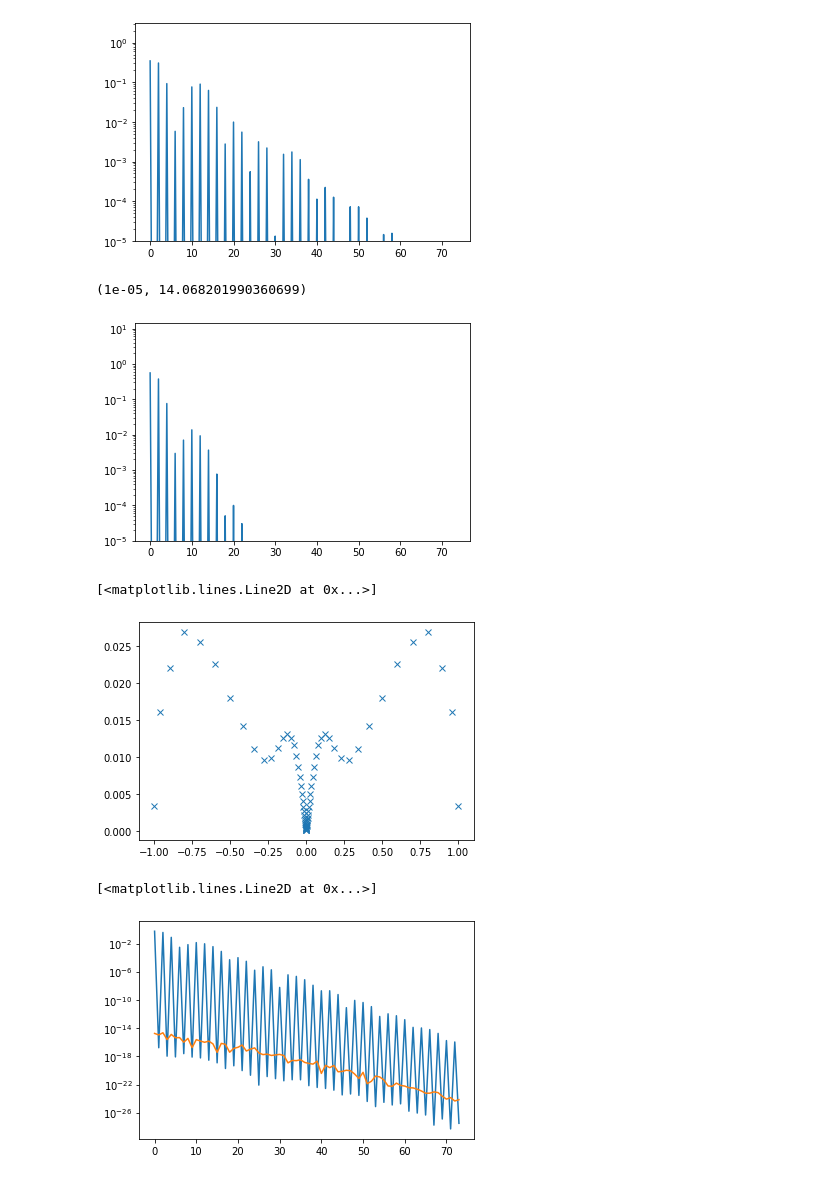
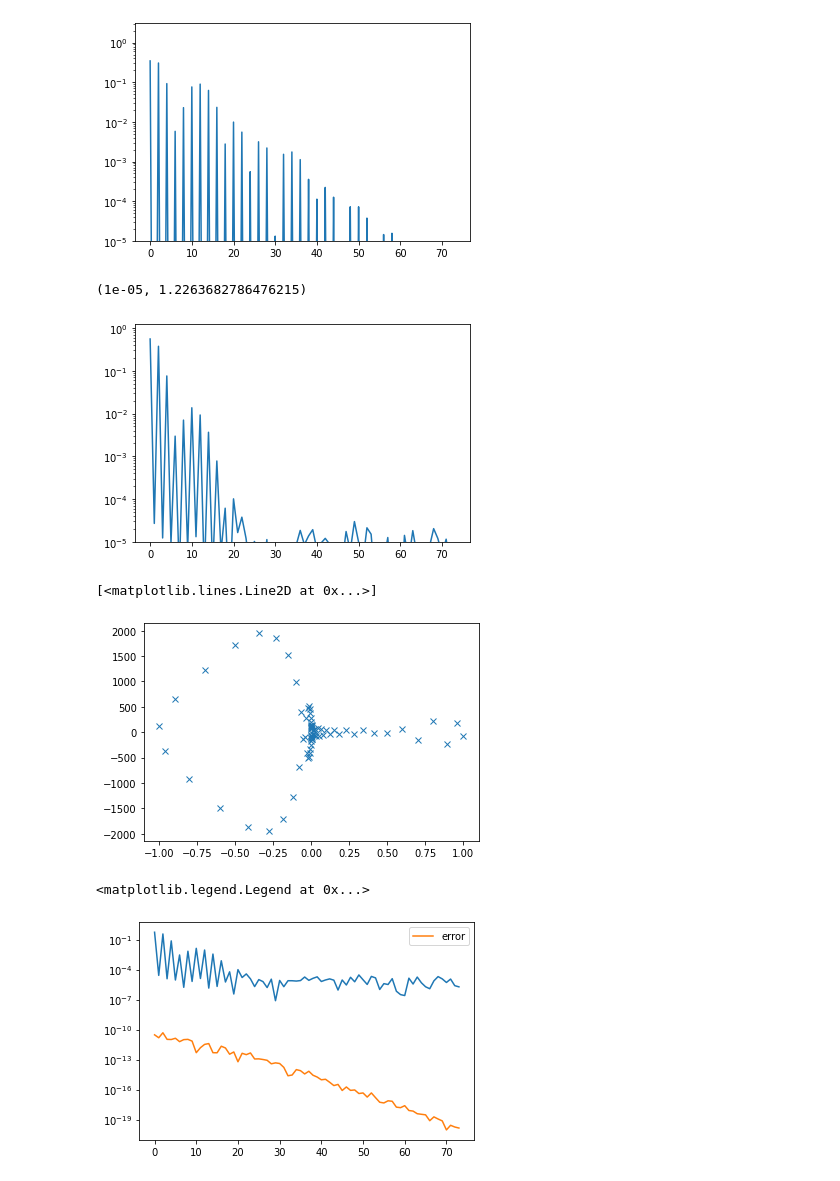
Before and after one commit to SpM-lab/sparse-ir, a Jupyter notebook: notebook/sparse_pole_repr.ipynb, the cells around one changed output. Cells and saved outputs as stored; diff of their text form; code cells hidden in the pictures.

```diff
--- a/notebook/sparse_pole_repr.ipynb
+++ b/notebook/sparse_pole_repr.ipynb
@@ -12,6 +12,7 @@ from matplotlib import pyplot as plt
 wmax = 1
 lambda_ = 1e+4
 beta = lambda_/wmax
+noise = 1e-5
 
 basis = FiniteTempBasis("F", beta, wmax, eps=1e-10)
 # %%
@@ -45,23 +46,25 @@ plt.ylim([1e-5, None])
 [figure]
 # %%
 gl = - basis.s * rhol
+gl += noise * np.random.randn(*gl.shape)
 plt.semilogy(np.abs(gl))
 plt.ylim([1e-5, None])
 # %% [output]
-(1e-05, 14.068201990360699)
+(1e-05, 1.2263682786476215)
-[figure, old version]
+[figure, new version]
 # %%
 g_spr = spr.from_IR(gl)
 # %%
 plt.plot(spr.sampling_points, g_spr, marker="x", ls="")
 # %% [output]
 [<matplotlib.lines.Line2D at 0x...>]
-[figure, old version]
+[figure, new version]
 # %%
 gl_reconst = spr.to_IR(g_spr)
 # %%
 plt.semilogy(np.abs(gl))
-plt.semilogy(np.abs(gl-gl_reconst))
+plt.semilogy(np.abs(gl-gl_reconst), label="error")
+plt.legend()
 # %% [output]
-[<matplotlib.lines.Line2D at 0x...>]
+<matplotlib.legend.Legend at 0x...>
-[figure, old version]
+[figure, new version]
```
Also changed, not shown: 8 other files.
